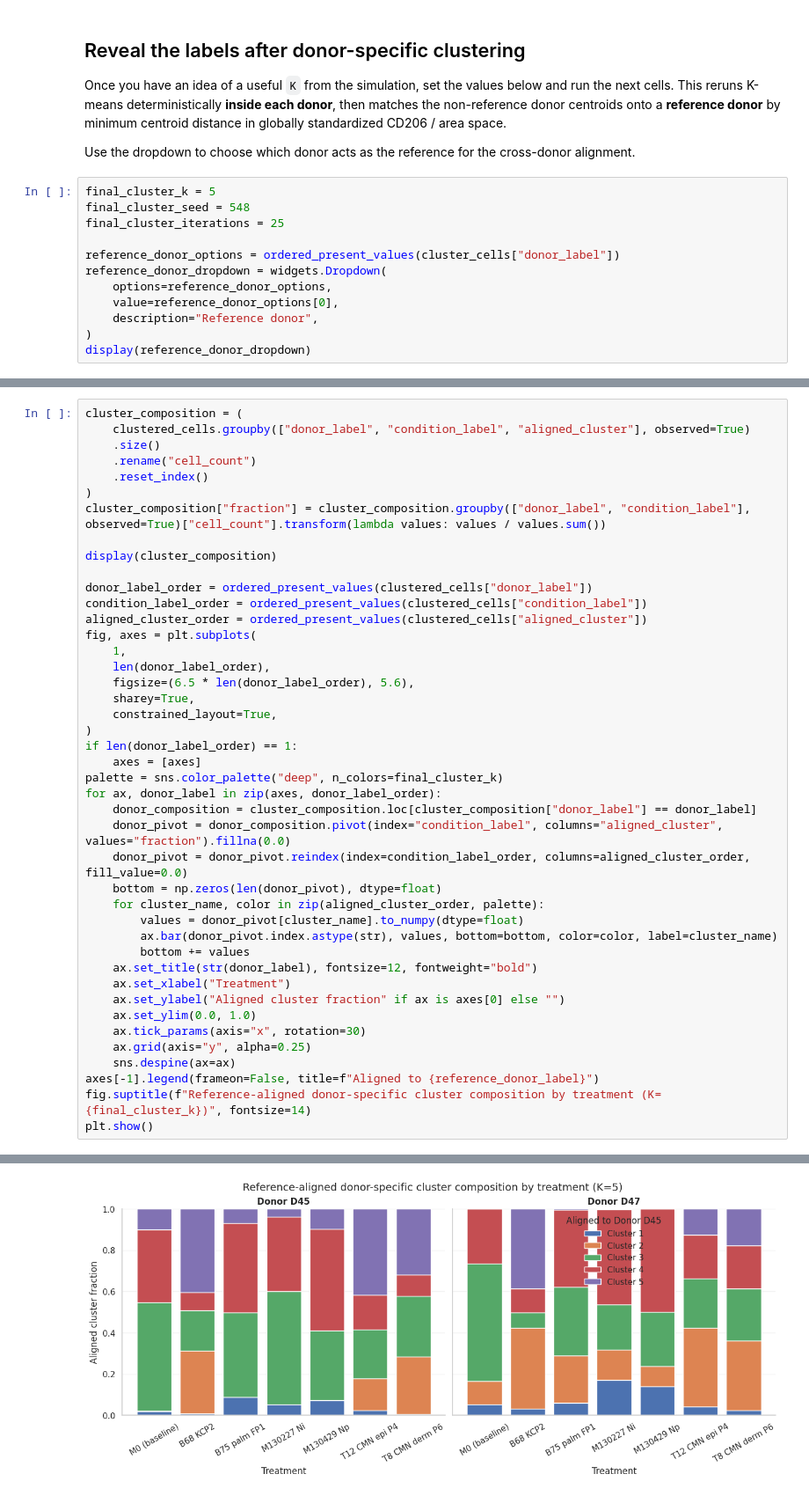
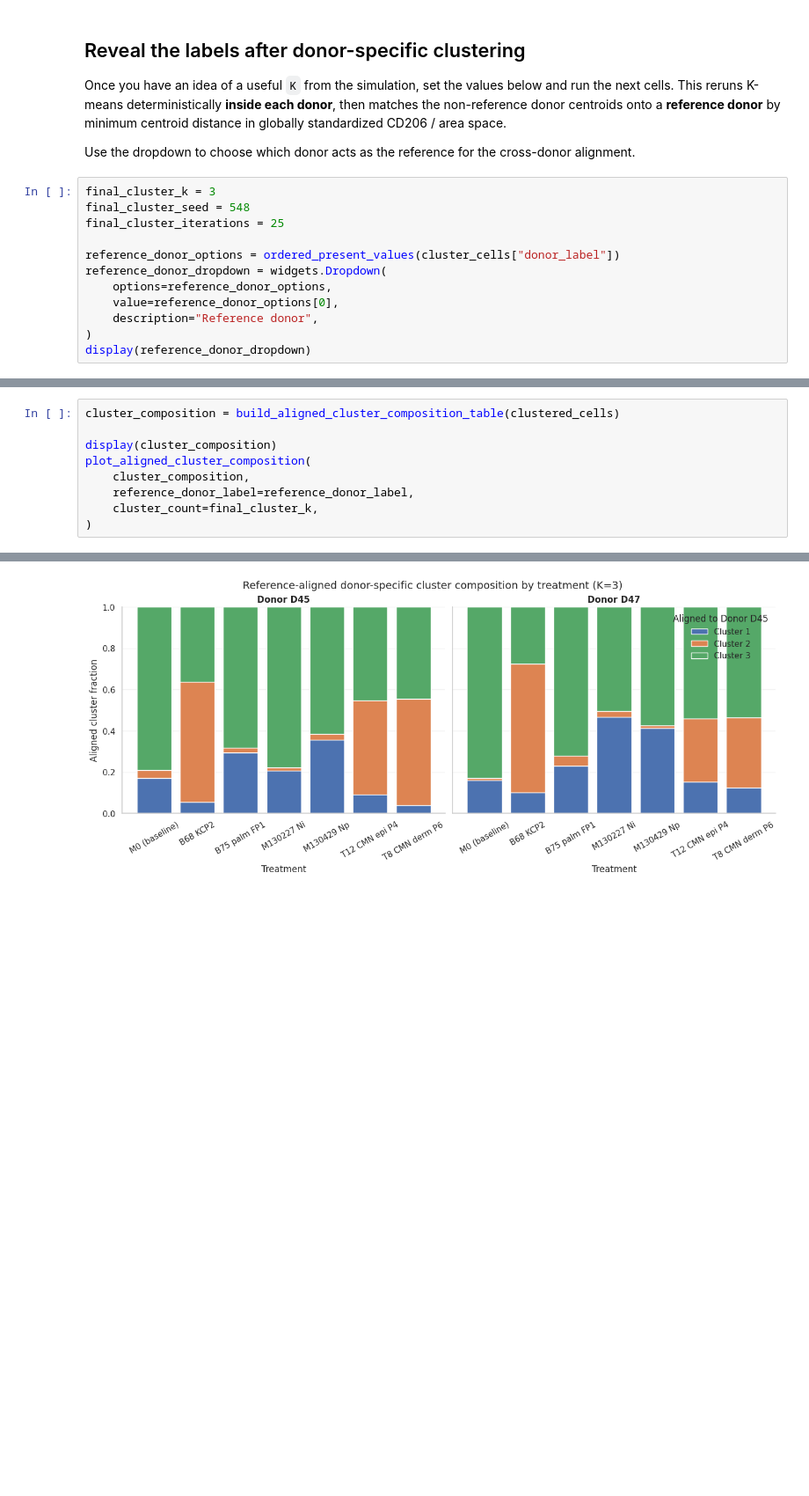
Before and after one commit to The-Lama/makrophage-spass, a Jupyter notebook: notebooks/unsupervised_cell_clustering_workflow.ipynb, the cells around one changed output, grey strips where cells are left out. Shown at 88% size. Cells and saved outputs as stored; diff of their text form; blank space fills up the shorter version.

```diff
--- a/notebooks/unsupervised_cell_clustering_workflow.ipynb
+++ b/notebooks/unsupervised_cell_clustering_workflow.ipynb
@@ -450,7 +230,7 @@ Once you have an idea of a useful `K` from the simulation, set the values below
 
 Use the dropdown to choose which donor acts as the reference for the cross-donor alignment.
 # %%
-final_cluster_k = 5
+final_cluster_k = 3
 final_cluster_seed = 548
 final_cluster_iterations = 25
 
@@ -505,45 +281,11 @@ display(
 # %%
-cluster_composition = (
-    clustered_cells.groupby(["donor_label", "condition_label", "aligned_cluster"], observed=True)
-    .size()
-    .rename("cell_count")
-    .reset_index()
-)
-cluster_composition["fraction"] = cluster_composition.groupby(["donor_label", "condition_label"], observed=True)["cell_count"].transform(lambda values: values / values.sum())
+cluster_composition = build_aligned_cluster_composition_table(clustered_cells)
 
 display(cluster_composition)
-
-donor_label_order = ordered_present_values(clustered_cells["donor_label"])
-condition_label_order = ordered_present_values(clustered_cells["condition_label"])
-aligned_cluster_order = ordered_present_values(clustered_cells["aligned_cluster"])
-fig, axes = plt.subplots(
-    1,
-    len(donor_label_order),
-    figsize=(6.5 * len(donor_label_order), 5.6),
-    sharey=True,
-    constrained_layout=True,
+plot_aligned_cluster_composition(
+    cluster_composition,
+    reference_donor_label=reference_donor_label,
+    cluster_count=final_cluster_k,
 )
-if len(donor_label_order) == 1:
-    axes = [axes]
-palette = sns.color_palette("deep", n_colors=final_cluster_k)
-for ax, donor_label in zip(axes, donor_label_order):
-    donor_composition = cluster_composition.loc[cluster_composition["donor_label"] == donor_label]
-    donor_pivot = donor_composition.pivot(index="condition_label", columns="aligned_cluster", values="fraction").fillna(0.0)
-    donor_pivot = donor_pivot.reindex(index=condition_label_order, columns=aligned_cluster_order, fill_value=0.0)
-    bottom = np.zeros(len(donor_pivot), dtype=float)
-    for cluster_name, color in zip(aligned_cluster_order, palette):
-        values = donor_pivot[cluster_name].to_numpy(dtype=float)
-        ax.bar(donor_pivot.index.astype(str), values, bottom=bottom, color=color, label=cluster_name)
-        bottom += values
-    ax.set_title(str(donor_label), fontsize=12, fontweight="bold")
-    ax.set_xlabel("Treatment")
-    ax.set_ylabel("Aligned cluster fraction" if ax is axes[0] else "")
-    ax.set_ylim(0.0, 1.0)
-    ax.tick_params(axis="x", rotation=30)
-    ax.grid(axis="y", alpha=0.25)
-    sns.despine(ax=ax)
-axes[-1].legend(frameon=False, title=f"Aligned to {reference_donor_label}")
-fig.suptitle(f"Reference-aligned donor-specific cluster composition by treatment (K={final_cluster_k})", fontsize=14)
-plt.show()
 # %% [output]
 |  | donor_label | condition_label | aligned_cluster | cell_count | fraction |
@@ -562 +308 @@ plt.show()
-[figure, old version]
+[figure, new version]
```
Also changed, not shown: parts of 4 cells of this notebook, 4 other files.
